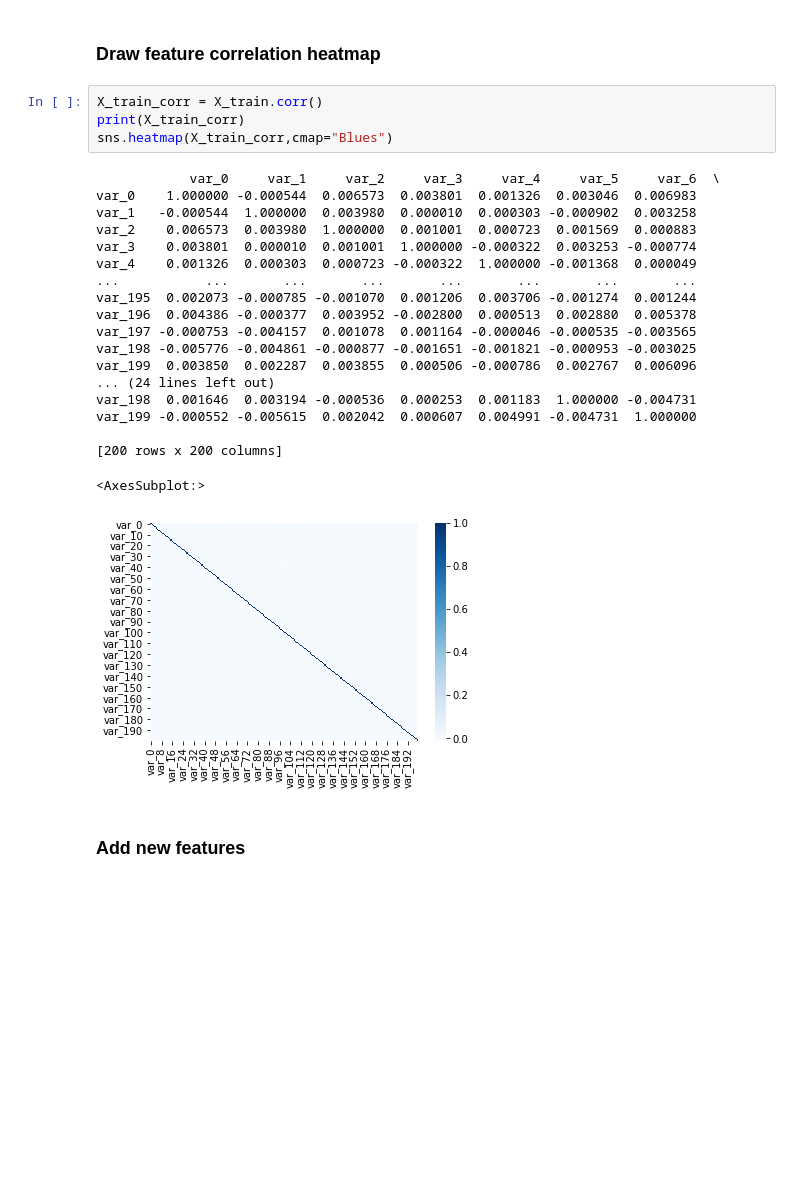
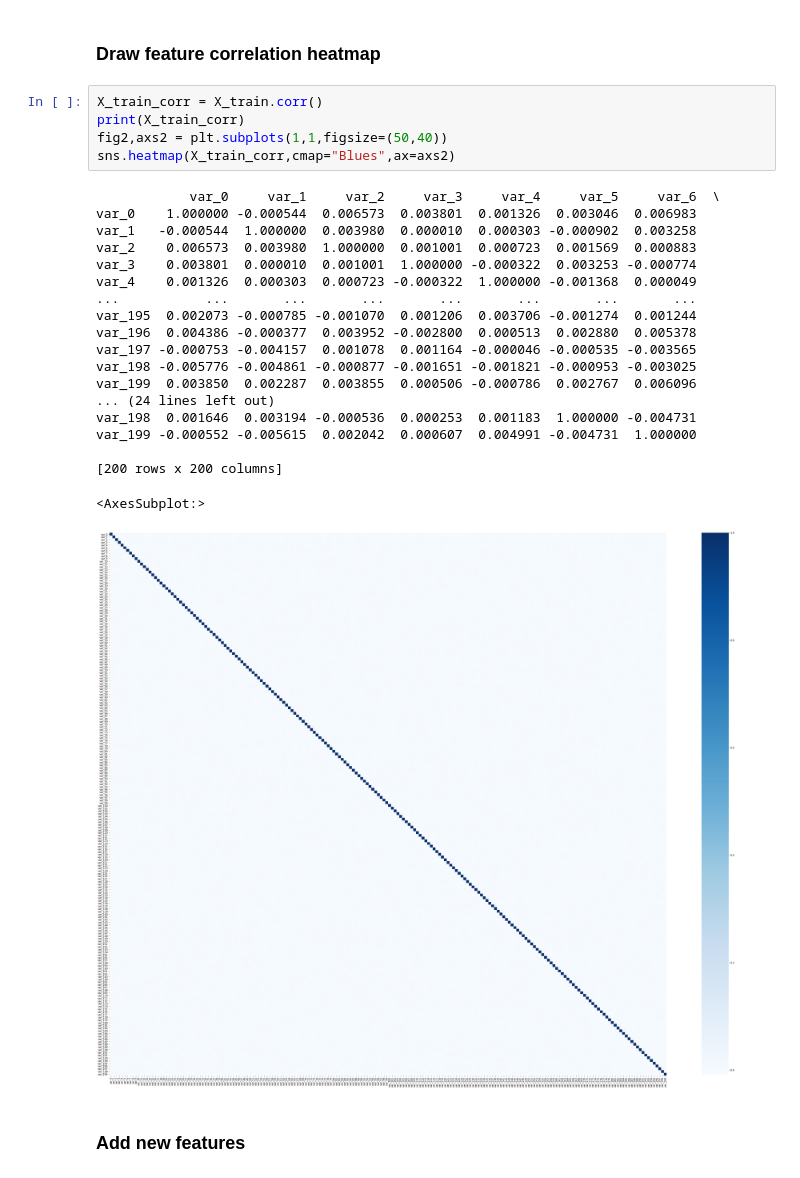
Before and after one commit to ZL-Li/Customer-Transaction-Prediction, a Jupyter notebook: transaction_prediction.ipynb, the cells around one changed output. Saved outputs shown, nothing was run; the diff lists cells and outputs as text; blank space fills up the shorter version.

Commit message:
change heatmap size

```diff
--- a/transaction_prediction.ipynb
+++ b/transaction_prediction.ipynb
@@ -165,27 +165,28 @@ X_test = test_data.drop(['ID_code'],axis = 1)
 # %%
 X_train_corr = X_train.corr()
 print(X_train_corr)
-sns.heatmap(X_train_corr,cmap="Blues")
+fig2,axs2 = plt.subplots(1,1,figsize=(50,40))
+sns.heatmap(X_train_corr,cmap="Blues",ax=axs2)
 # %% [output]
             var_0     var_1     var_2     var_3     var_4     var_5     var_6  \
 var_0    1.000000 -0.000544  0.006573  0.003801  0.001326  0.003046  0.006983
 var_1   -0.000544  1.000000  0.003980  0.000010  0.000303 -0.000902  0.003258
 var_2    0.006573  0.003980  1.000000  0.001001  0.000723  0.001569  0.000883
 var_3    0.003801  0.000010  0.001001  1.000000 -0.000322  0.003253 -0.000774
 var_4    0.001326  0.000303  0.000723 -0.000322  1.000000 -0.001368  0.000049
 ...           ...       ...       ...       ...       ...       ...       ...
 var_195  0.002073 -0.000785 -0.001070  0.001206  0.003706 -0.001274  0.001244
 var_196  0.004386 -0.000377  0.003952 -0.002800  0.000513  0.002880  0.005378
 var_197 -0.000753 -0.004157  0.001078  0.001164 -0.000046 -0.000535 -0.003565
 var_198 -0.005776 -0.004861 -0.000877 -0.001651 -0.001821 -0.000953 -0.003025
 var_199  0.003850  0.002287  0.003855  0.000506 -0.000786  0.002767  0.006096
 ... (24 lines left out)
 var_198  0.001646  0.003194 -0.000536  0.000253  0.001183  1.000000 -0.004731
 var_199 -0.000552 -0.005615  0.002042  0.000607  0.004991 -0.004731  1.000000
 
 [200 rows x 200 columns]
 <AxesSubplot:>
-[figure, old version]
+[figure, new version]
 # %% [markdown]
 ### Add  new features
 # %%
```
